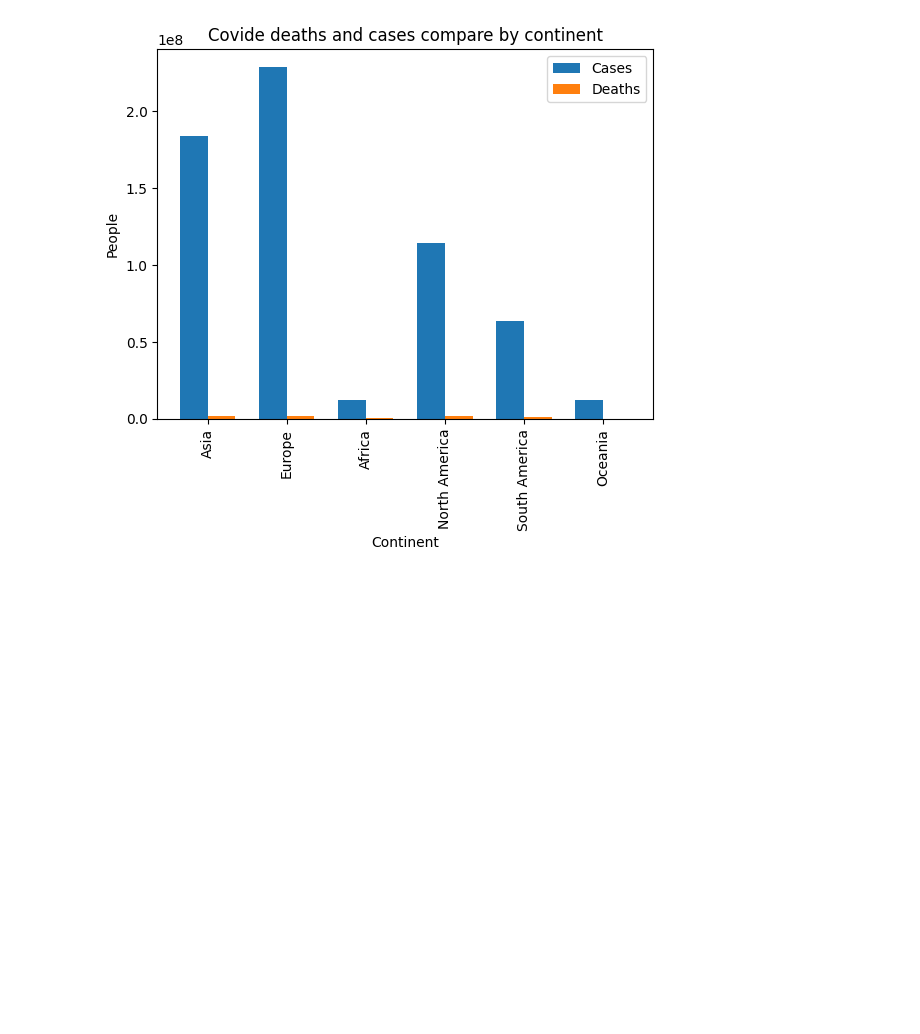
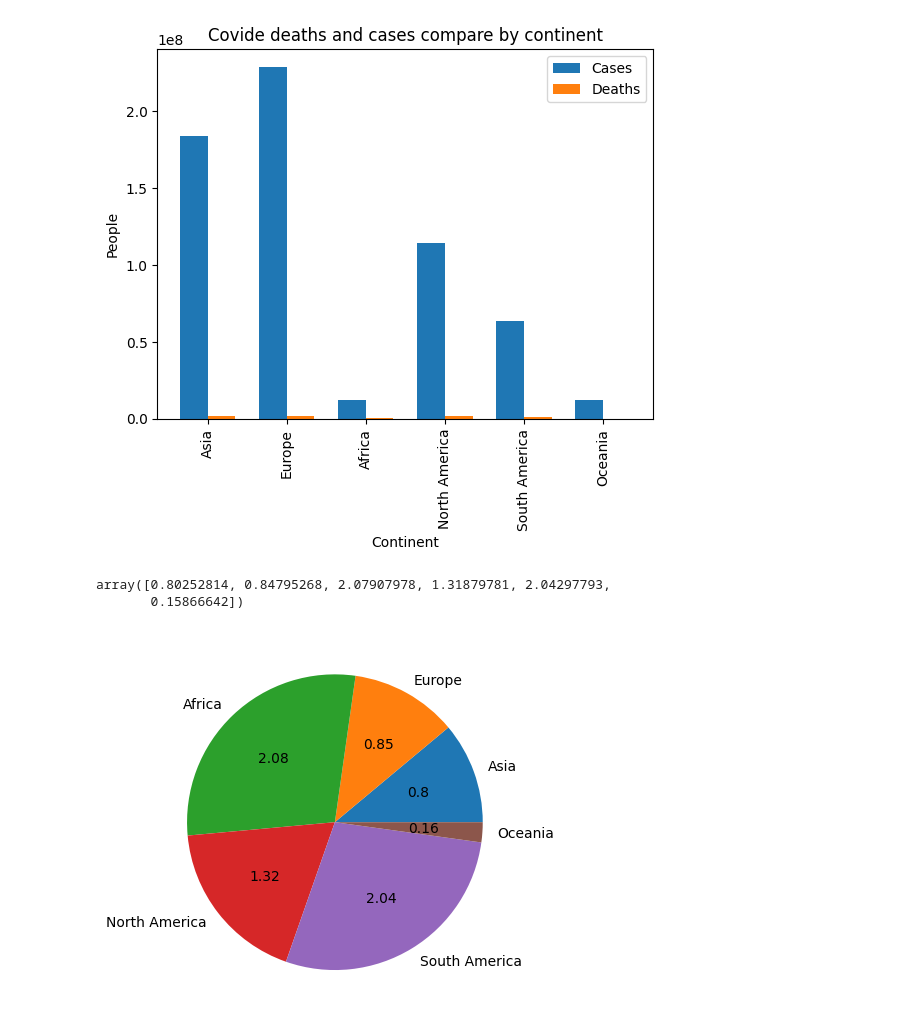
Before and after one commit to Chumardo/covid_cases_visualization, a Jupyter notebook: main.ipynb, the cells around one changed output. Drawn from its saved outputs; the diff is of its cells as text; code cells hidden in the pictures; blank space fills up the shorter version.

Commit message:
fatality percentage

```diff
--- a/main.ipynb
+++ b/main.ipynb
@@ -85,3 +85,19 @@ ax.legend()
 plt.show()
 # %% [output]
 [figure]
+# %%
+fatal_prc = np.array([asia_deaths, europe_deaths, africa_deaths, north_america_deaths, south_america_deaths, oceania_deaths]) / np.array([asia_cases, europe_cases, africa_cases, north_america_cases, south_america_cases, oceania_cases]) * 100
+# %%
+fatal_prc
+# %% [output]
+array([0.80252814, 0.84795268, 2.07907978, 1.31879781, 2.04297793,
+       0.15866642])
+# %%
+def prc_value(val):
+    a  = np.around(val*fatal_prc.sum()/100, decimals=2)
+    return a
+
+plt.pie(fatal_prc, labels = mylabels, autopct=prc_value)
+plt.show()
+# %% [output]
+[figure, added]
```
